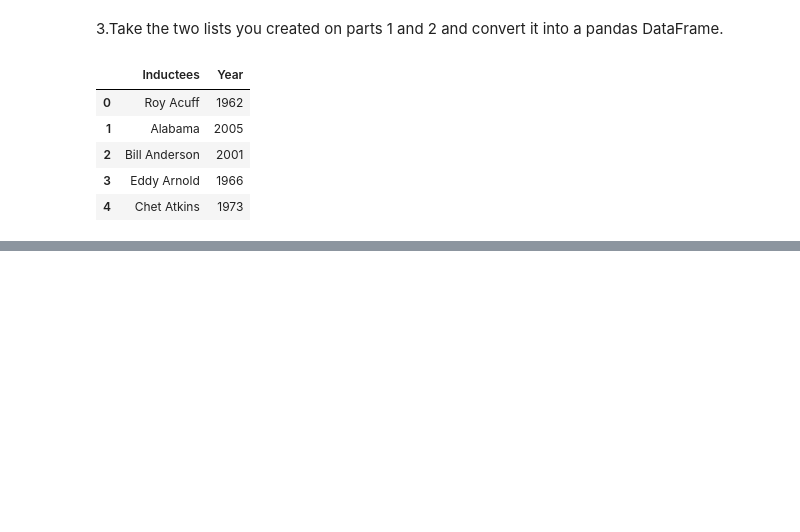
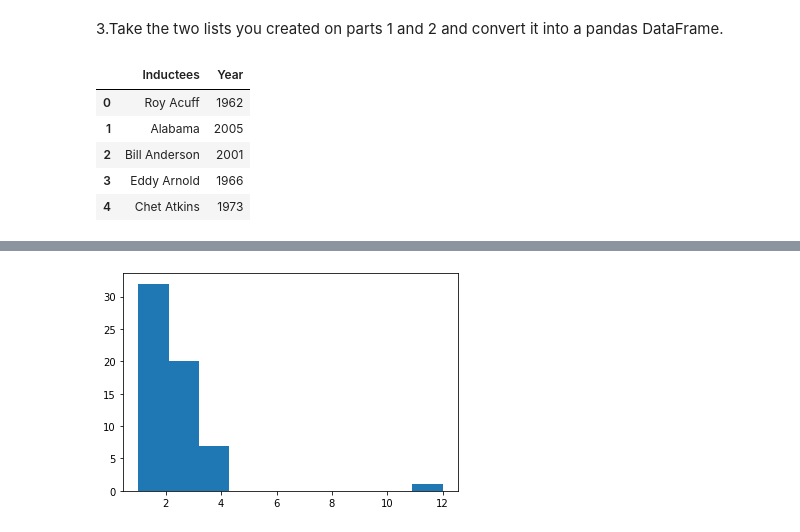
Before and after one commit to NSS-Data-Analytics-Cohort-6/web-scraping-country-music-hof-LJRollerII, a Jupyter notebook: notebooks/Country_Music_HOF.ipynb, the cells around one changed output, grey strips where cells are left out. Cells and saved outputs as stored; diff of their text form; code cells hidden in the pictures; blank space fills up the shorter version.

```diff
--- a/notebooks/Country_Music_HOF.ipynb
+++ b/notebooks/Country_Music_HOF.ipynb
@@ -330,0 +286,5 @@ dob
+# %%
+plt.hist(cm_hof['Year'].value_counts())
+plt.show()
+# %% [output]
+[figure, added]
```
Also changed, not shown: parts of 30 cells of this notebook.
